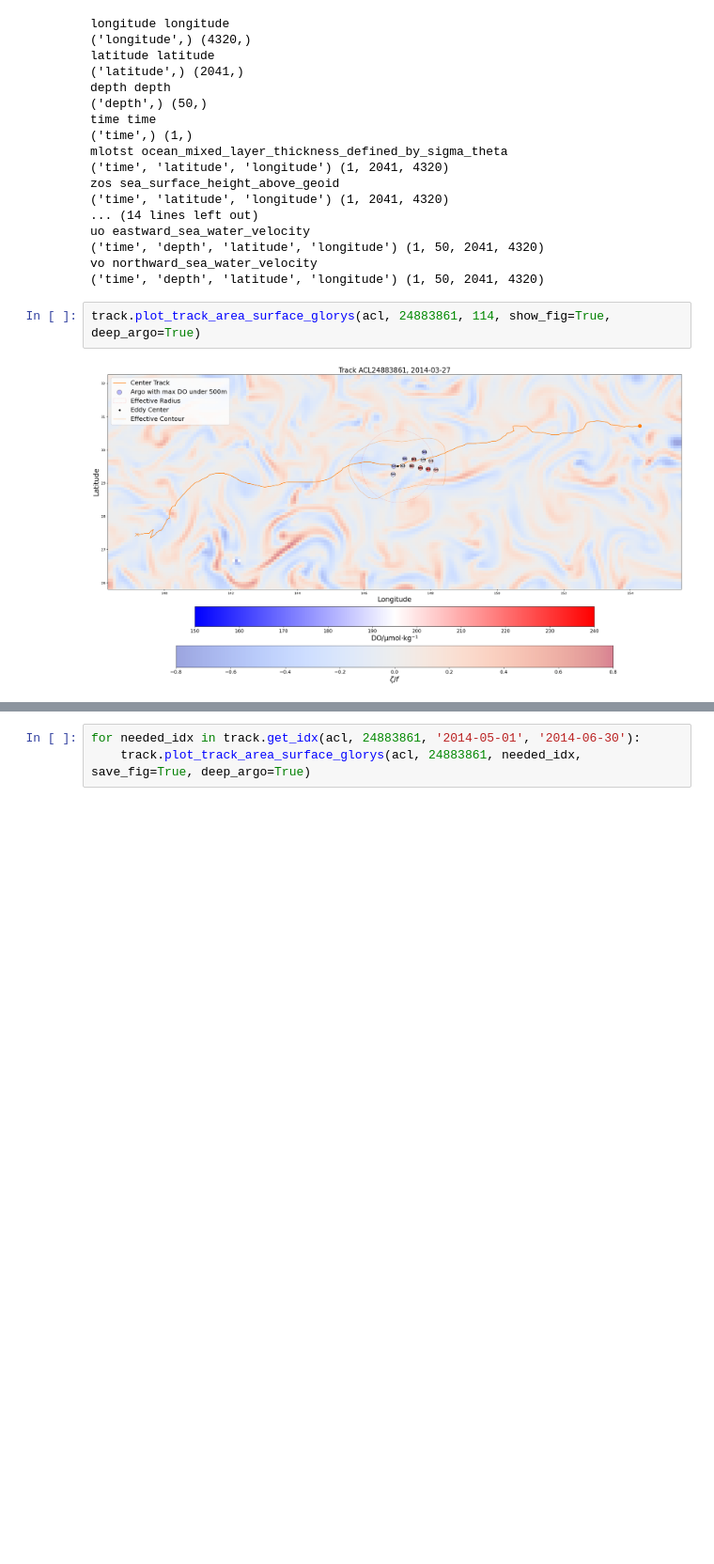
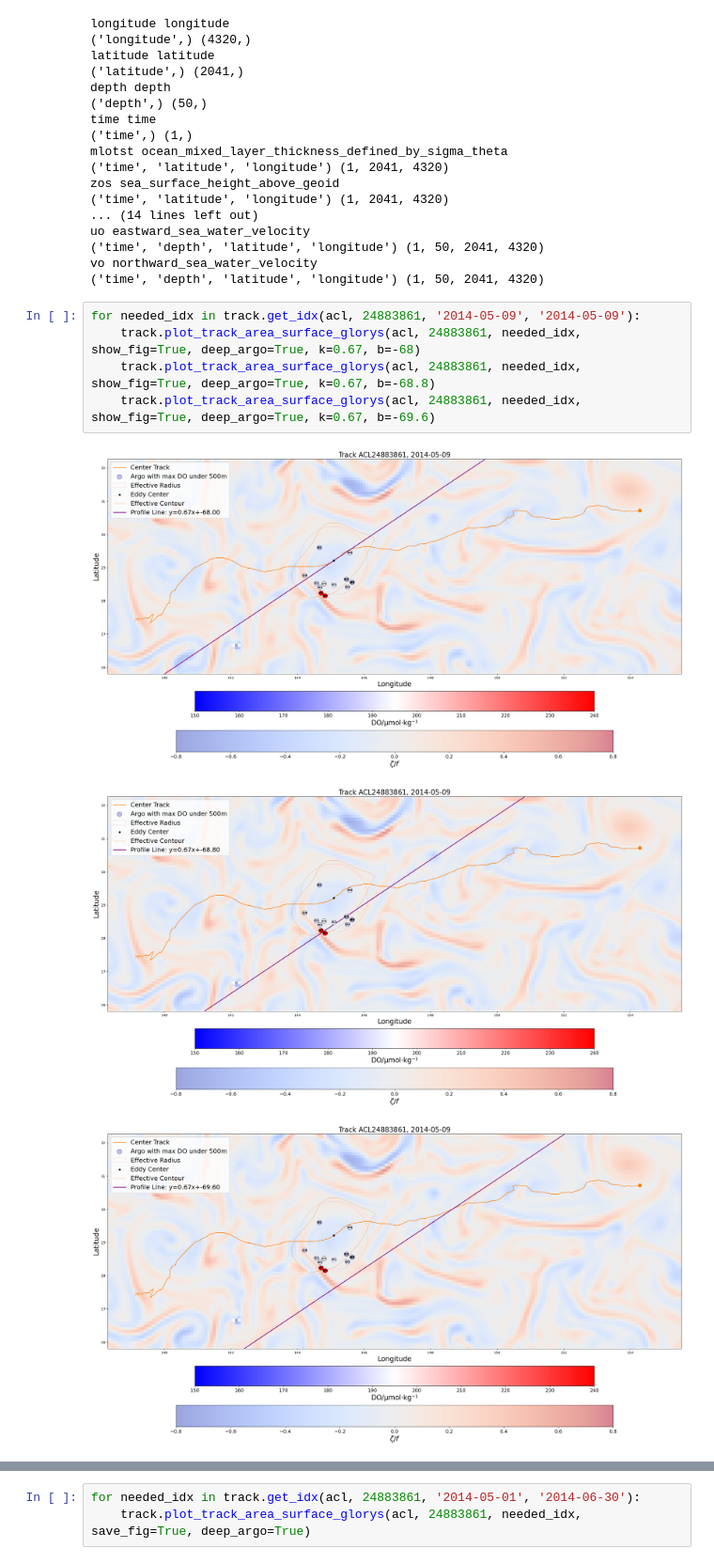
Before and after one commit to jjijack/Oxygen, a Jupyter notebook: GLORYS.ipynb, the cells around one changed output, grey strips where cells are left out. Shown at 94% size. Cells and saved outputs as stored; diff of their text form; blank space fills up the shorter version.

```diff
--- a/GLORYS.ipynb
+++ b/GLORYS.ipynb
@@ -390,7 +390,12 @@ uo eastward_sea_water_velocity
 ('time', 'depth', 'latitude', 'longitude') (1, 50, 2041, 4320)
 vo northward_sea_water_velocity
 ('time', 'depth', 'latitude', 'longitude') (1, 50, 2041, 4320)
-# %%
-track.plot_track_area_surface_glorys(acl, 24883861, 114, show_fig=True, deep_argo=True)
-# %% [output]
-[figure, removed]
+# %%
+for needed_idx in track.get_idx(acl, 24883861, '2014-05-09', '2014-05-09'):
+    track.plot_track_area_surface_glorys(acl, 24883861, needed_idx, show_fig=True, deep_argo=True, k=0.67, b=-68)
+    track.plot_track_area_surface_glorys(acl, 24883861, needed_idx, show_fig=True, deep_argo=True, k=0.67, b=-68.8)
+    track.plot_track_area_surface_glorys(acl, 24883861, needed_idx, show_fig=True, deep_argo=True, k=0.67, b=-69.6)
+# %% [output]
+[figure, added]
+[figure, added]
+[figure, added]
```
Also changed, not shown: parts of 1 cell of this notebook, 1 other file.
